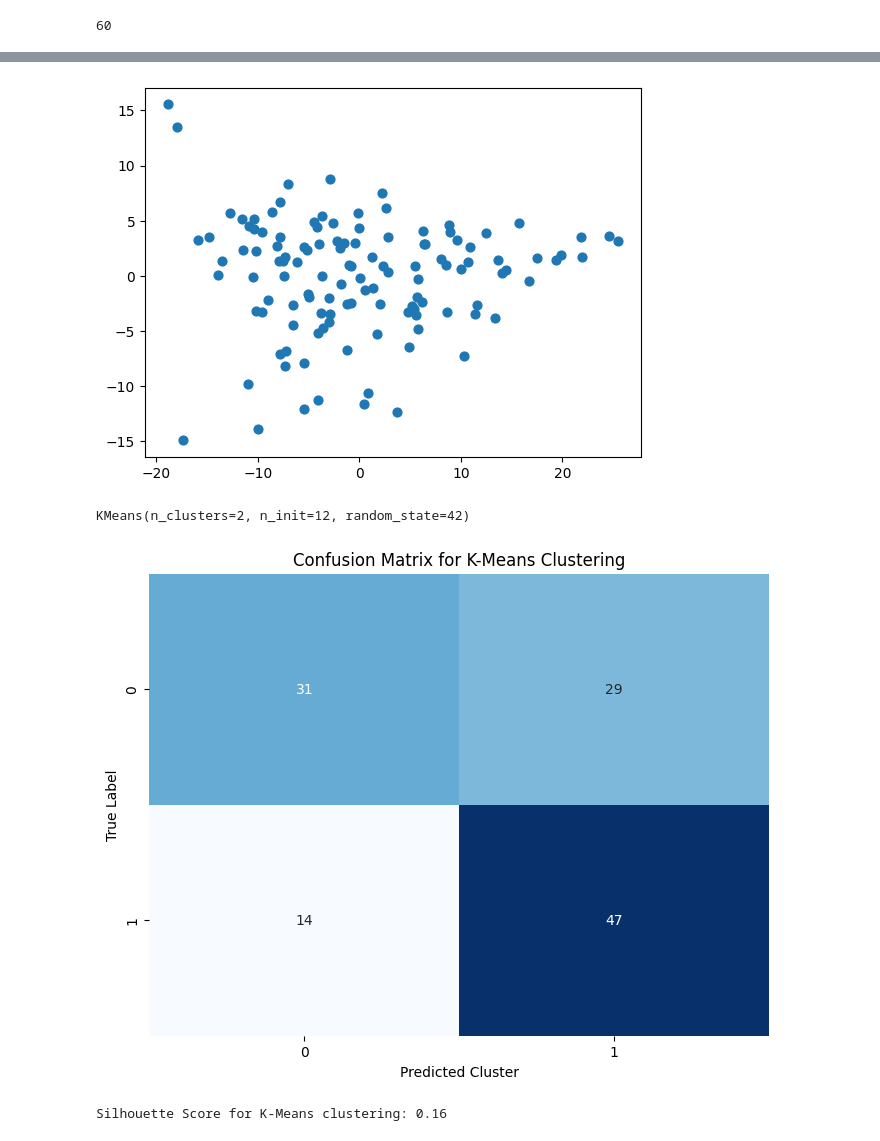
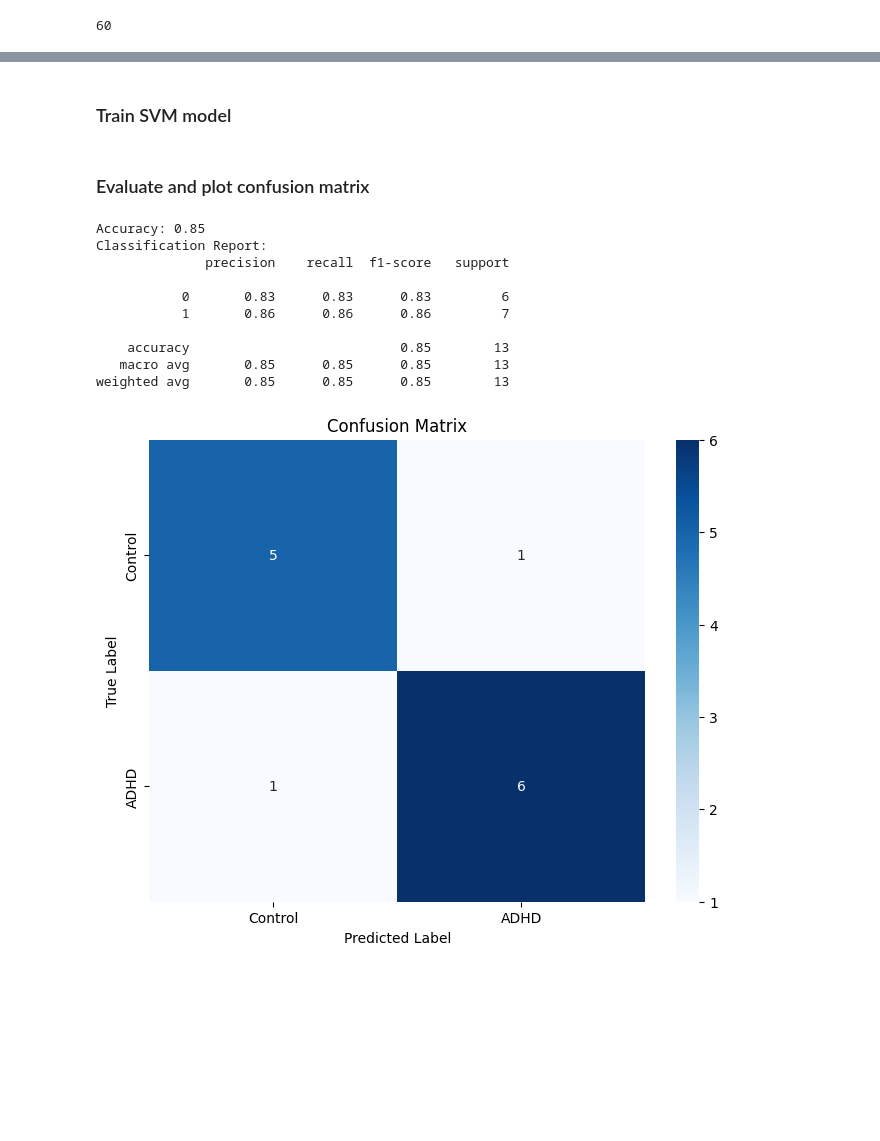
Before and after one commit to Bishara10/EEG-Classification, a Jupyter notebook: EEG_Classification.ipynb, the cells around one changed output, grey strips where cells are left out. Drawn from its saved outputs; the diff is of its cells as text; code cells hidden in the pictures; blank space fills up the shorter version.

```diff
--- a/EEG_Classification.ipynb
+++ b/EEG_Classification.ipynb
@@ -191,48 +165,46 @@ X = np.vstack((X_adhd, X_control))
 
 # Create the label vector (1 for ADHD, 0 for control)
 y = np.array([1] * len(X_adhd) + [0] * len(X_control))
+
+# Split the data into training and testing sets
+X_train, X_test, y_train, y_test = train_test_split(X, y, test_size=0.1, random_state=42, stratify=y)
-# %%
-# Standardize the features
-scaler = StandardScaler()
-X_scaled = scaler.fit_transform(X)
-
-# Reduce to 2D using PCA
-pca = PCA(n_components=2)
-X_pca = pca.fit_transform(X_scaled)
-
-
-plt.scatter(X_pca[:, 0], X_pca[:, 1], s=40, cmap='viridis')
-plt.show()
-# %% [output]
-[figure, removed]
-# %%
-# Initialize the KMeans model with 2 clusters (ADHD and Control)
-kmeans = KMeans(n_clusters=2, n_init=12, random_state=42)
-
-# Fit the model to the data
-kmeans.fit(X_pca)
-# %% [output]
-KMeans(n_clusters=2, n_init=12, random_state=42)
+# %% [markdown]
+### Train SVM model
+# %%
+# Train an SVM model
+svm_model = SVC(kernel='linear', random_state=42)
+svm_model.fit(X_train, y_train)
+
+# Predict on the test set
+y_pred = svm_model.predict(X_test)
+# %% [markdown]
+### Evaluate and plot confusion matrix
 # %%
-# Create a confusion matrix to compare actual labels with cluster labels
-cluster_labels = kmeans.predict(X_pca)
-cm = confusion_matrix(y, cluster_labels)
+# Evaluate the model
+accuracy = accuracy_score(y_test, y_pred)
+print(f'Accuracy: {accuracy:.2f}')
+print('Classification Report:')
+print(classification_report(y_test, y_pred))
 
-# Plot the confusion matrix
+# Compute the confusion matrix
+cm = confusion_matrix(y_test, y_pred)
+
+# Plot the confusion matrix using matplotlib and seaborn
 plt.figure(figsize=(8, 6))
-sns.heatmap(cm, annot=True, fmt="d", cmap="Blues", cbar=False)
-plt.xlabel("Predicted Cluster")
-plt.ylabel("True Label")
-plt.title("Confusion Matrix for K-Means Clustering")
+sns.heatmap(cm, annot=True, fmt='d', cmap='Blues', xticklabels=['Control', 'ADHD'], yticklabels=['Control', 'ADHD'])
+plt.xlabel('Predicted Label')
+plt.ylabel('True Label')
+plt.title('Confusion Matrix')
 plt.show()
-
-
-# Predict cluster labels for the data
-cluster_labels = kmeans.predict(X_pca)
-
-silhouette_avg = silhouette_score(X_scaled, cluster_labels)
-
-print(f"Silhouette Score for K-Means clustering: {silhouette_avg:.2f}")
 # %% [output]
+Accuracy: 0.85
+Classification Report:
+              precision    recall  f1-score   support
+
+           0       0.83      0.83      0.83         6
+           1       0.86      0.86      0.86         7
+
+    accuracy                           0.85        13
+   macro avg       0.85      0.85      0.85        13
+weighted avg       0.85      0.85      0.85        13
-[figure, old version]
+[figure, new version]
-Silhouette Score for K-Means clustering: 0.16
```
Also changed, not shown: parts of 18 cells of this notebook.
